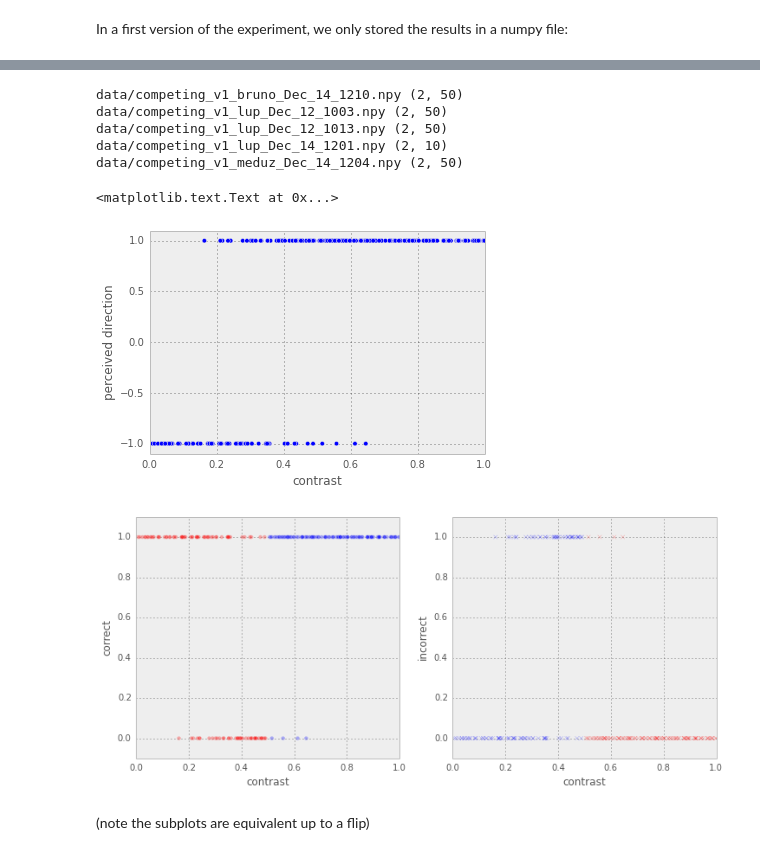
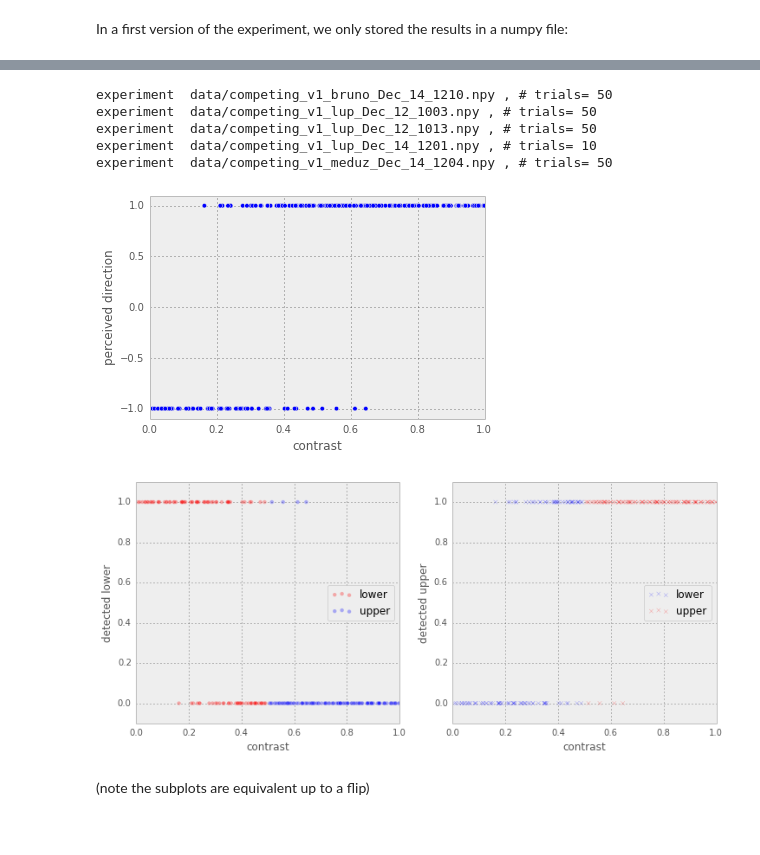
Before and after one commit to NeuralEnsemble/motionclouds_website, a Jupyter notebook: psychopy_competing.ipynb, the cells around one changed output, grey strips where cells are left out. Saved outputs shown, nothing was run; the diff lists cells and outputs as text; code cells hidden in the pictures.

```diff
--- a/psychopy_competing.ipynb
+++ b/psychopy_competing.ipynb
@@ -24,37 +22,60 @@ fig = plt.figure()
 ax = fig.add_subplot(111)
 for fn in glob.glob('data/competing_v1_*npy'):
     results = np.load(fn)
-    print fn, results.shape
+    print 'experiment ', fn, ', # trials=', results.shape[1]
     ax.scatter(results[1, :], results[0, :])
-ax.axis([0., 1., -1.1, 1.1])
-ax.set_xlabel('contrast')
-ax.set_ylabel('perceived direction')
+_ = ax.axis([0., 1., -1.1, 1.1])
+_ = ax.set_xlabel('contrast')
+_ = ax.set_ylabel('perceived direction')
 # %% [output]
-data/competing_v1_bruno_Dec_14_1210.npy (2, 50)
-data/competing_v1_lup_Dec_12_1003.npy (2, 50)
-data/competing_v1_lup_Dec_12_1013.npy (2, 50)
-data/competing_v1_lup_Dec_14_1201.npy (2, 10)
-data/competing_v1_meduz_Dec_14_1204.npy (2, 50)
+experiment  data/competing_v1_bruno_Dec_14_1210.npy , # trials= 50
+experiment  data/competing_v1_lup_Dec_12_1003.npy , # trials= 50
+experiment  data/competing_v1_lup_Dec_12_1013.npy , # trials= 50
+experiment  data/competing_v1_lup_Dec_14_1201.npy , # trials= 10
+experiment  data/competing_v1_meduz_Dec_14_1204.npy , # trials= 50
-<matplotlib.text.Text at 0x...>
 [figure]
 # %%
 alpha = .3
 fig = plt.figure(figsize=(12,5))
 ax1 = fig.add_subplot(121)
 ax2 = fig.add_subplot(122)
+data = []
 for fn in glob.glob('data/competing_v1_*npy'):
     results = np.load(fn)
-    ax1.scatter(results[1, results[1, :]<.5], 1.*(results[0, results[1, :]<.5]==-1), c='r', alpha=alpha)
-    ax1.scatter(results[1, results[1, :]>.5], 1.*(results[0, results[1, :]>.5]==1), c='b', alpha=alpha)
-    ax2.scatter(results[1, results[1, :]<.5], 1.*(results[0, results[1, :]<.5]==1), c='b', alpha=alpha, marker='x')
-    ax2.scatter(results[1, results[1, :]>.5], 1.*(results[0, results[1, :]>.5]==-1), c='r', alpha=alpha, marker='x')
+    data_ = np.empty(results.shape)
+    # lower stronger, detected lower = CORRECT is 1
+    ax1.scatter(results[1, results[1, :]<.5],
+                1.*(results[0, results[1, :]<.5]==-1),
+                c='r', alpha=alpha)
+    # copying data: contrast (from .5 to 1), correct
+    data_[0, results[1, :]<.5] = 1. - results[1, results[1, :]<.5]
+    data_[1, results[1, :]<.5] = 1.*(results[0, results[1, :]<.5]==-1)
+    # upper stronger, detected lower = INCORRECT is 1
+    ax1.scatter(results[1, results[1, :]>.5],
+                1.*(results[0, results[1, :]>.5]==-1),
+                c='b', alpha=alpha)
+    # lower stronger, detected upper = INCORRECT is 1
+    ax2.scatter(results[1, results[1, :]<.5],
+                1.*(results[0, results[1, :]<.5]==1),
+                c='b', alpha=alpha, marker='x')
+    # upper stronger, detected upper = CORRECT is 1
+    ax2.scatter(results[1, results[1, :]>.5],
+                1.*(results[0, results[1, :]>.5]==1),
+                c='r', alpha=alpha, marker='x')
+    # copying data: contrast (from .5 to 1), correct
+    data_[0, results[1, :]>=.5] = results[1, results[1, :]>=.5]
+    data_[1, results[1, :]>=.5] = 1.*(results[0, results[1, :]>=.5]==1)
+    data.append(data_)
+
 for ax in [ax1, ax2]:
     ax.axis([0., 1., -.1, 1.1])
     _ = ax.set_xlabel('contrast')
-_ = ax1.set_ylabel('correct')
-_ = ax2.set_ylabel('incorrect')
+_ = ax1.set_ylabel('detected lower')
+_ = ax1.legend(['lower', 'upper'], loc='right')
+_ = ax2.set_ylabel('detected upper')
+_ = ax2.legend(['lower', 'upper'], loc='right')
 # %% [output]
-[figure, old version]
+[figure, new version]
 # %% [markdown]
 (note the subplots are equivalent up to a flip)
 # %% [markdown]
```
Also changed, not shown: parts of 13 cells of this notebook.
